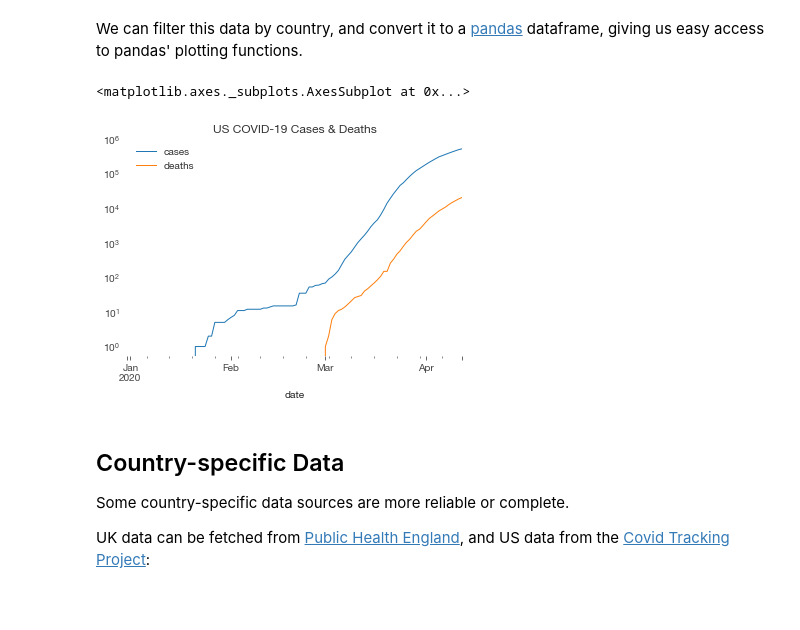
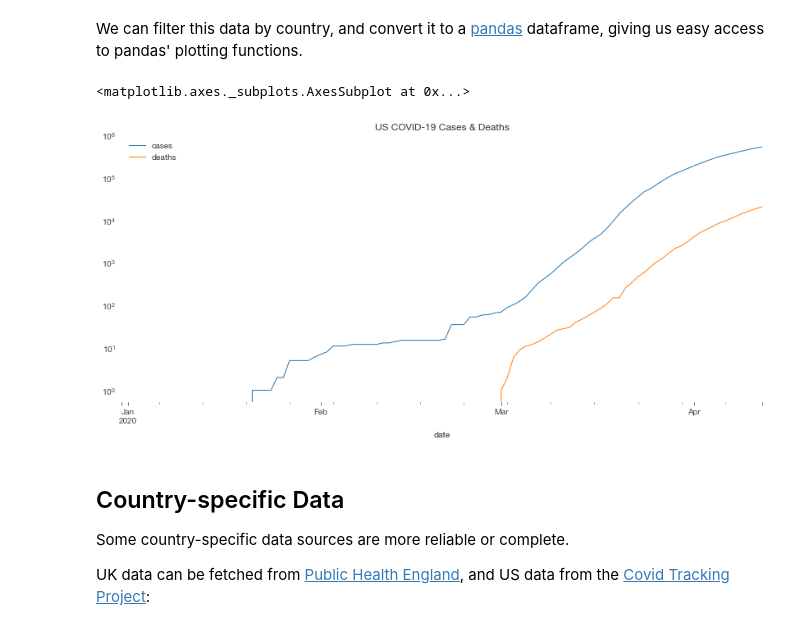
Before and after one commit to russss/coviddata, a Jupyter notebook: README.ipynb, the cells around one changed output. Cells and saved outputs as stored; diff of their text form; code cells hidden in the pictures; blank space fills up the shorter version.

```diff
--- a/README.ipynb
+++ b/README.ipynb
@@ -33,12 +33,15 @@ Attributes:
 # %% [markdown]
 We can filter this data by country, and convert it to a [pandas](https://pandas.pydata.org/) dataframe, giving us easy access to pandas' plotting functions.
 # %%
+import matplotlib
+matplotlib.rcParams['figure.figsize'] = [14, 6]
+
 (world_cases.sel(location="United States")
      .to_dataframe()
      .plot(logy=True, title="US COVID-19 Cases & Deaths"))
 # %% [output]
 <matplotlib.axes._subplots.AxesSubplot at 0x...>
-[figure, old version]
+[figure, new version]
 # %% [markdown]
 ## Country-specific Data
 
```
Also changed, not shown: parts of 5 cells of this notebook, 4 other files.
